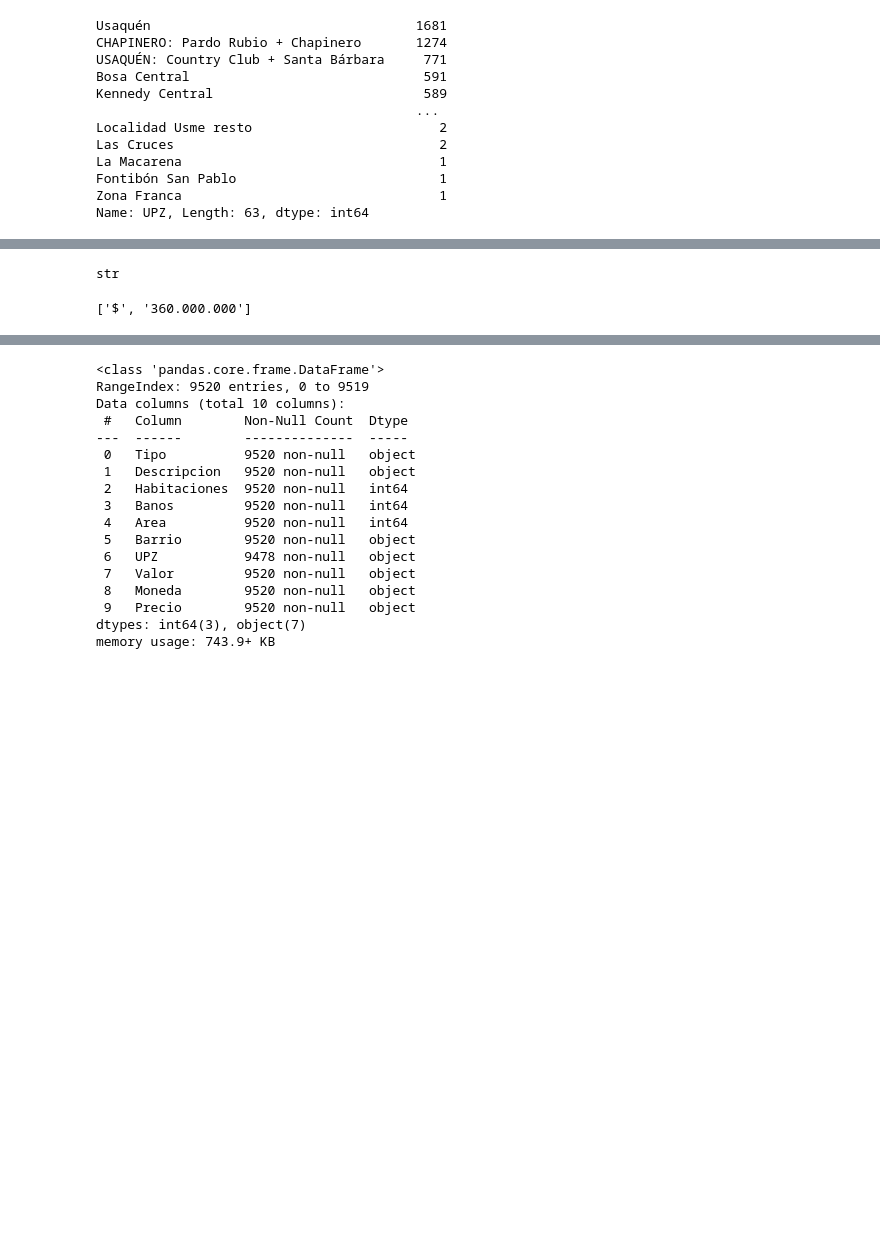
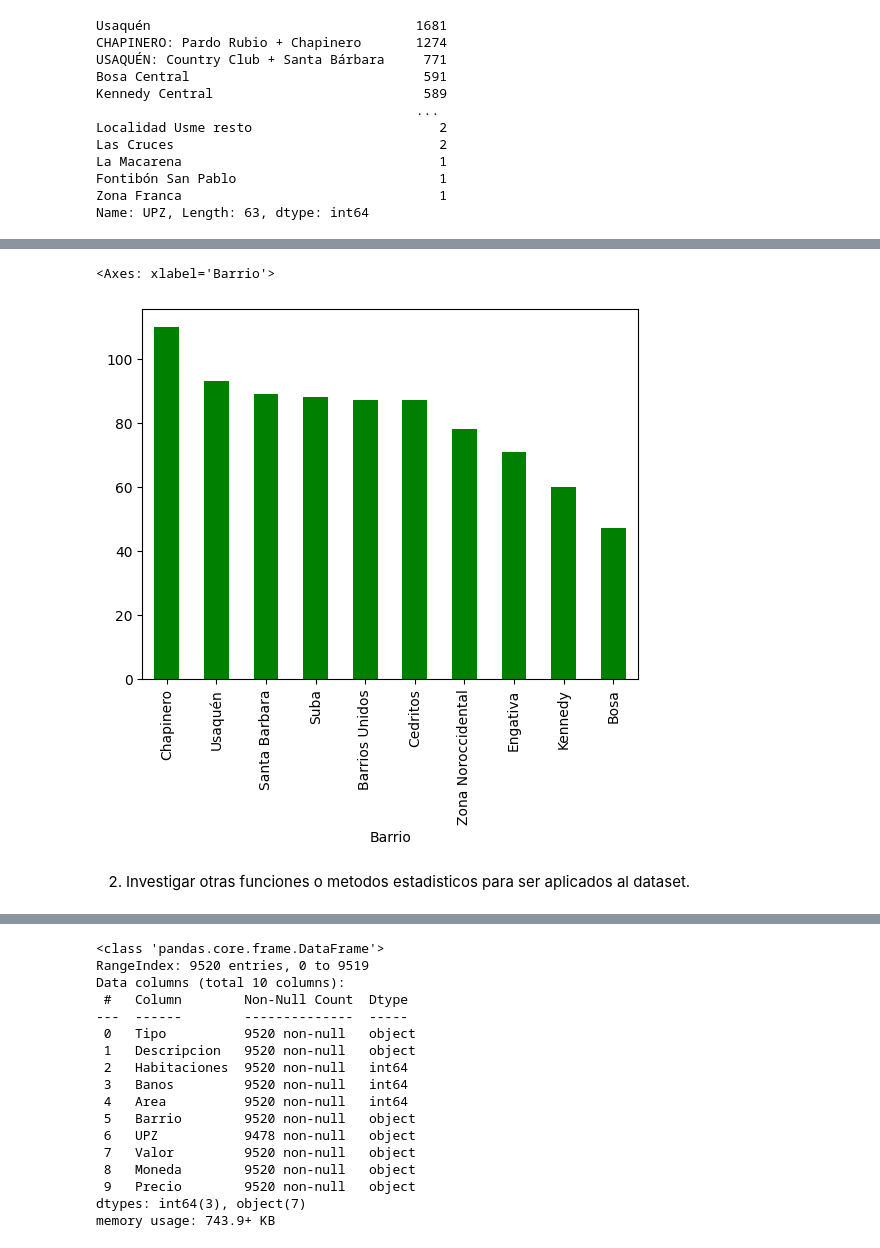
Before and after one commit to jonathanpastas/inmersion_datos, a Jupyter notebook: Alura_Latam__Inmersion_Datos.ipynb, the cells around one changed output, grey strips where cells are left out. Cells and saved outputs as stored; diff of their text form; code cells hidden in the pictures; blank space fills up the shorter version.

```diff
--- a/Alura_Latam__Inmersion_Datos.ipynb
+++ b/Alura_Latam__Inmersion_Datos.ipynb
@@ -267,8 +264,12 @@ inmuebles.sample(5)
-# %%
-type(inmuebles.Valor[0])
-# %% [output]
-str
-# %%
-inmuebles.Valor[0].split()
-# %% [output]
-['$', '360.000.000']
+# %%
+#Promedio de area del top 10 de barrios
+top_10=inmuebles.Barrio.value_counts().head(10).index
+top_10=inmuebles[inmuebles.Barrio.isin(top_10)]
+promedio_area=top_10.groupby('Barrio')['Area'].median()
+promedio_area.sort_values(ascending=False).plot.bar(color='green')
+# %% [output]
+<Axes: xlabel='Barrio'>
+[figure, added]
+# %% [markdown]
+
+2.   Investigar otras funciones o metodos estadisticos para ser aplicados al dataset.
```
Also changed, not shown: parts of 94 cells of this notebook.
